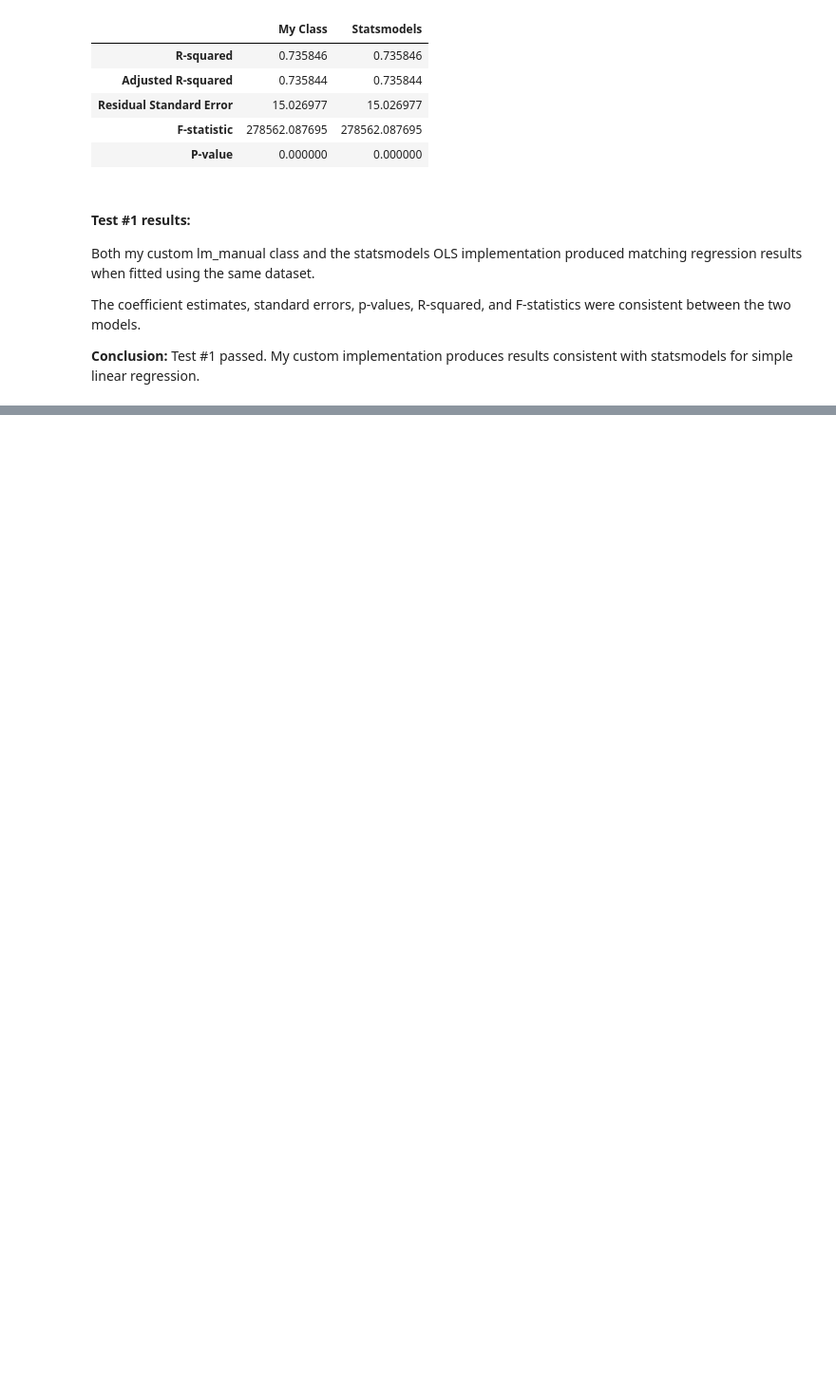
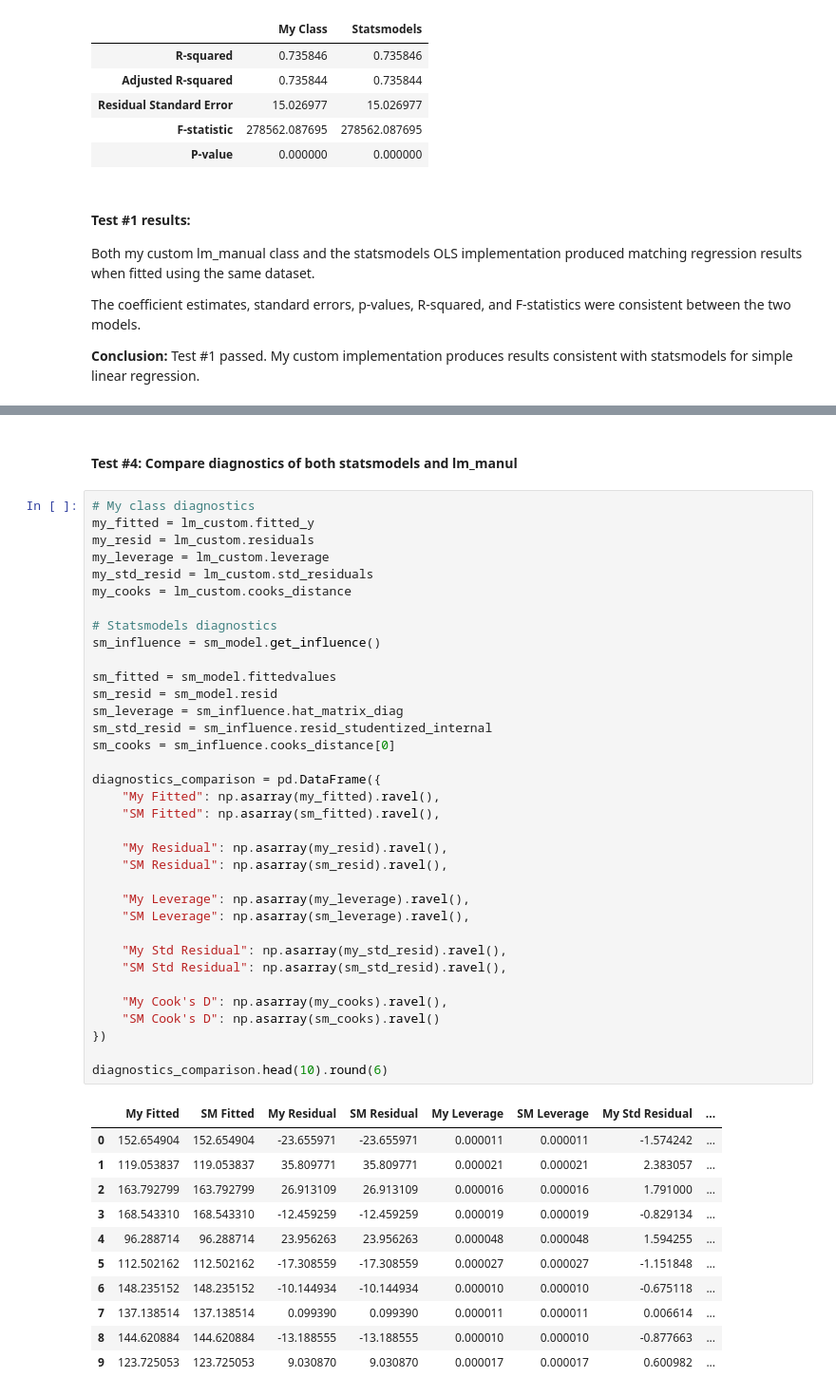
Before and after one commit to xavierland605/Python-Linear-Regression-Library, a Jupyter notebook: test.ipynb, the cells around one changed output, grey strips where cells are left out. Shown at 95% size. Saved outputs shown, nothing was run; the diff lists cells and outputs as text; blank space fills up the shorter version.

```diff
--- a/test.ipynb
+++ b/test.ipynb
@@ -132,0 +281,49 @@ The coefficient estimates, standard errors, p-values, R-squared, and F-statistic
+# %% [markdown]
+#### **Test #4:** Compare diagnostics of both statsmodels and lm_manul
+# %%
+# My class diagnostics
+my_fitted = lm_custom.fitted_y
+my_resid = lm_custom.residuals
+my_leverage = lm_custom.leverage
+my_std_resid = lm_custom.std_residuals
+my_cooks = lm_custom.cooks_distance
+
+# Statsmodels diagnostics
+sm_influence = sm_model.get_influence()
+
+sm_fitted = sm_model.fittedvalues
+sm_resid = sm_model.resid
+sm_leverage = sm_influence.hat_matrix_diag
+sm_std_resid = sm_influence.resid_studentized_internal
+sm_cooks = sm_influence.cooks_distance[0]
+
+diagnostics_comparison = pd.DataFrame({
+    "My Fitted": np.asarray(my_fitted).ravel(),
+    "SM Fitted": np.asarray(sm_fitted).ravel(),
+
+    "My Residual": np.asarray(my_resid).ravel(),
+    "SM Residual": np.asarray(sm_resid).ravel(),
+
+    "My Leverage": np.asarray(my_leverage).ravel(),
+    "SM Leverage": np.asarray(sm_leverage).ravel(),
+
+    "My Std Residual": np.asarray(my_std_resid).ravel(),
+    "SM Std Residual": np.asarray(sm_std_resid).ravel(),
+
+    "My Cook's D": np.asarray(my_cooks).ravel(),
+    "SM Cook's D": np.asarray(sm_cooks).ravel()
+})
+
+diagnostics_comparison.head(10).round(6)
+# %% [output]
+|  | My Fitted | SM Fitted | My Residual | SM Residual | My Leverage | SM Leverage | My Std Residual | ... |
+| 0 | 152.654904 | 152.654904 | -23.655971 | -23.655971 | 0.000011 | 0.000011 | -1.574242 | ... |
+| 1 | 119.053837 | 119.053837 | 35.809771 | 35.809771 | 0.000021 | 0.000021 | 2.383057 | ... |
+| 2 | 163.792799 | 163.792799 | 26.913109 | 26.913109 | 0.000016 | 0.000016 | 1.791000 | ... |
+| 3 | 168.543310 | 168.543310 | -12.459259 | -12.459259 | 0.000019 | 0.000019 | -0.829134 | ... |
+| 4 | 96.288714 | 96.288714 | 23.956263 | 23.956263 | 0.000048 | 0.000048 | 1.594255 | ... |
+| 5 | 112.502162 | 112.502162 | -17.308559 | -17.308559 | 0.000027 | 0.000027 | -1.151848 | ... |
+| 6 | 148.235152 | 148.235152 | -10.144934 | -10.144934 | 0.000010 | 0.000010 | -0.675118 | ... |
+| 7 | 137.138514 | 137.138514 | 0.099390 | 0.099390 | 0.000011 | 0.000011 | 0.006614 | ... |
+| 8 | 144.620884 | 144.620884 | -13.188555 | -13.188555 | 0.000010 | 0.000010 | -0.877663 | ... |
+| 9 | 123.725053 | 123.725053 | 9.030870 | 9.030870 | 0.000017 | 0.000017 | 0.600982 | ... |
```
Also changed, not shown: parts of 16 cells of this notebook, 1 other file.
